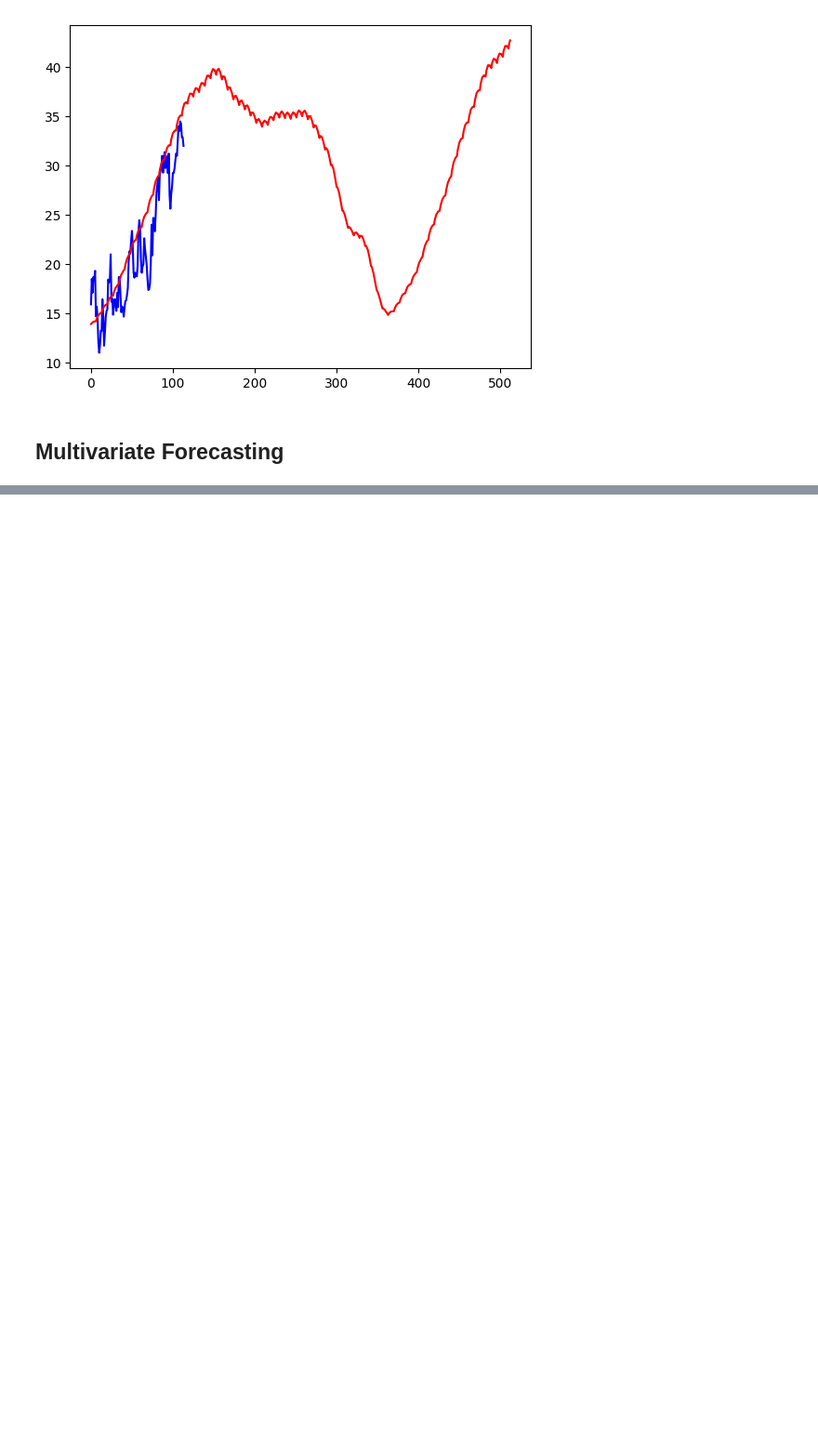
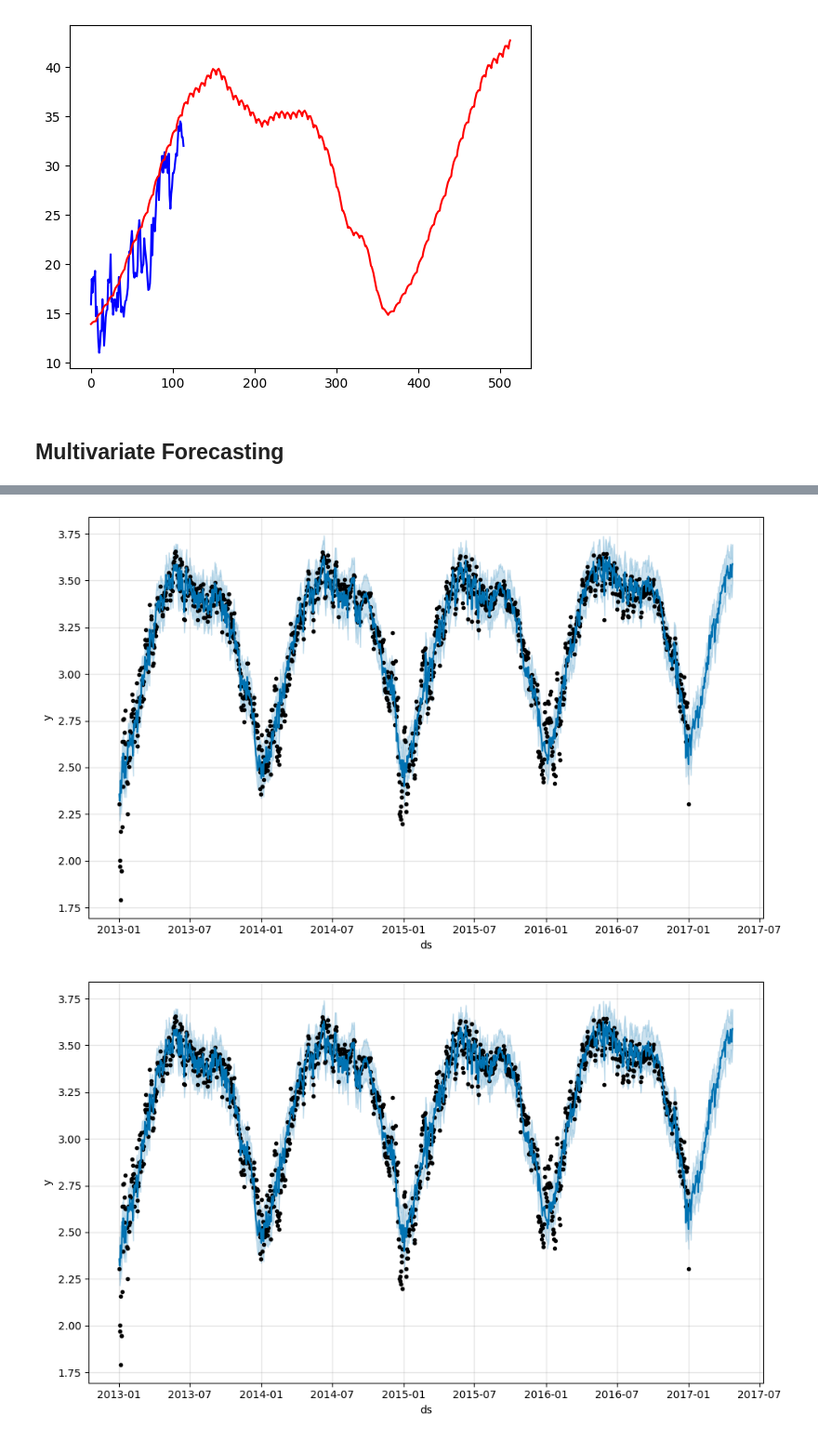
Before and after one commit to srsimonson/time-series-analysis, a Jupyter notebook: uni_and_multivariate_analysis.ipynb, the cells around one changed output, grey strips where cells are left out. Shown at 93% size. Saved outputs shown, nothing was run; the diff lists cells and outputs as text; code cells hidden in the pictures; blank space fills up the shorter version.

```diff
--- a/uni_and_multivariate_analysis.ipynb
+++ b/uni_and_multivariate_analysis.ipynb
@@ -137,3 +137,15 @@ plt.show()
 ## Multivariate Forecasting
 # %%
 # Everything is the same as above, up through the logarithmic transformation
+
+df_train.head()
+
+# instead of meantemp as the only X variable, now we will also use humidity, wind_speed, and meanpressure
+# use add_regressor() to do this
+
+model_new = Prophet()
+
+for reg in ['humidity', 'wind_speed', 'meanpressure']:
+    model_new.add_regressor(reg)
+# %%
+model_new.fit(df_train)
@@ -139,0 +167,12 @@ plt.show()
+# %%
+df_train = df_train.rename(columns={'date': 'ds', 'meantemp': 'y'})
+df_test  = df_test.rename(columns={'date': 'ds', 'meantemp': 'y'})
+
+df = pd.concat([df_train, df_test], ignore_index=True)
+
+
+df = pd.concat([df_train, df_test])
+df = df.rename(columns={'meantemp': 'y', 'date': 'ds'})
+future_data = df[['ds', 'humidity', 'wind_speed', 'meanpressure']]
+
+future_data.head()
@@ -139,0 +188,4 @@ plt.show()
+# %%
+forecast_data = model_new.predict(future_data)
+
+forecast_data[['ds', 'yhat', 'yhat_lower', 'yhat_upper']].tail()
@@ -139,0 +215,5 @@ plt.show()
+# %%
+model_new.plot(forecast_data)
+# %% [output]
+[figure, added]
+[figure, added]
```
Also changed, not shown: parts of 13 cells of this notebook, 1 other file.
